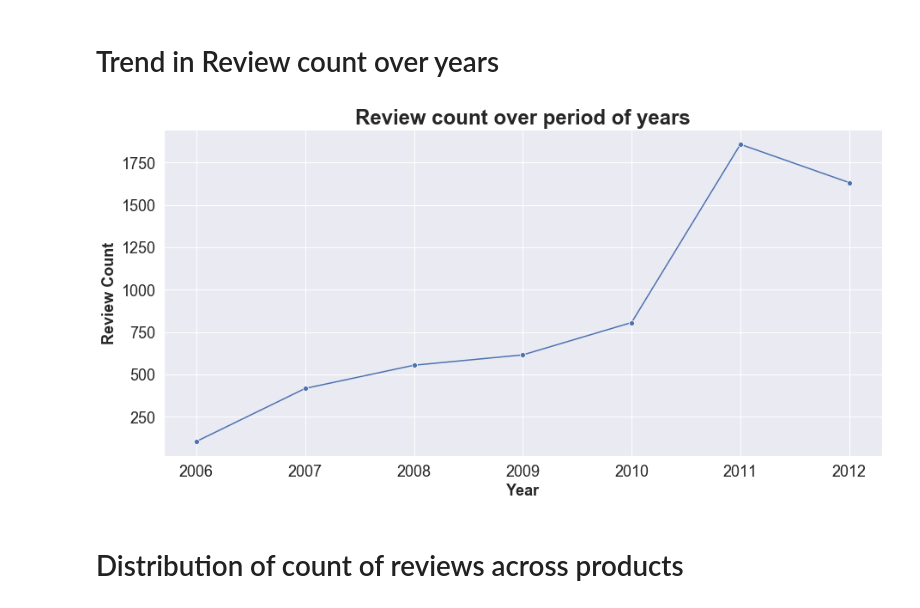
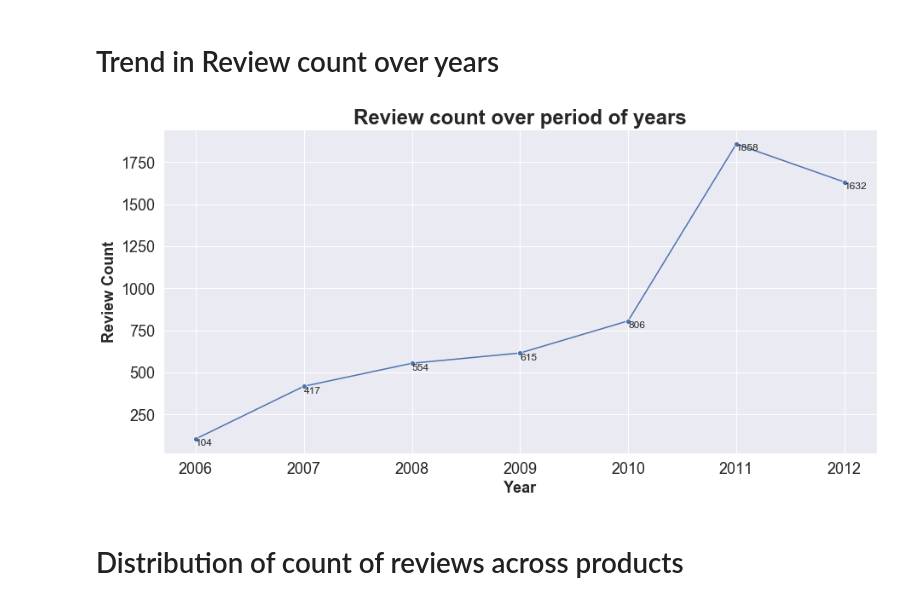
Before and after one commit to vibhutivadje/Text_Mining_Project, a Jupyter notebook: AmazonfoodReview_Analysis.ipynb, the cells around one changed output. Cells and saved outputs as stored; diff of their text form; code cells hidden in the pictures.

```diff
--- a/AmazonfoodReview_Analysis.ipynb
+++ b/AmazonfoodReview_Analysis.ipynb
@@ -173,18 +173,22 @@ df_review = df_review.groupby(['Year']).count().reset_index().rename(columns = {
 # %%
 import seaborn as sns; sns.set()
 import matplotlib.pyplot as plt
 
 title = 'Review count over period of years'
 f,ax = plt.subplots(1, figsize=(15,7))
 ax = sns.lineplot(x="Year", y="Counts", marker='o',data=df_review, ci=90)
 plt.xticks(fontsize=18)
 plt.yticks(fontsize=18)
 ax.set_xlabel('Year', fontsize=18, weight = 'bold')
 ax.set_ylabel('Review Count', fontsize=18, weight = 'bold')
 plt.title(title, fontsize=24, y=1, weight = 'bold')
+
+for x,y,m in df_review[['Year','Counts','Counts']].values:
+            ax.text(x,y,f'{m:.0f}',ha = 'left', va = 'top')
+
 plt.show()
 # %% [output]
-[figure, old version]
+[figure, new version]
 # %% [markdown]
 # Distribution of count of reviews across products
 # %%
```
Also changed, not shown: parts of 2 cells of this notebook.
